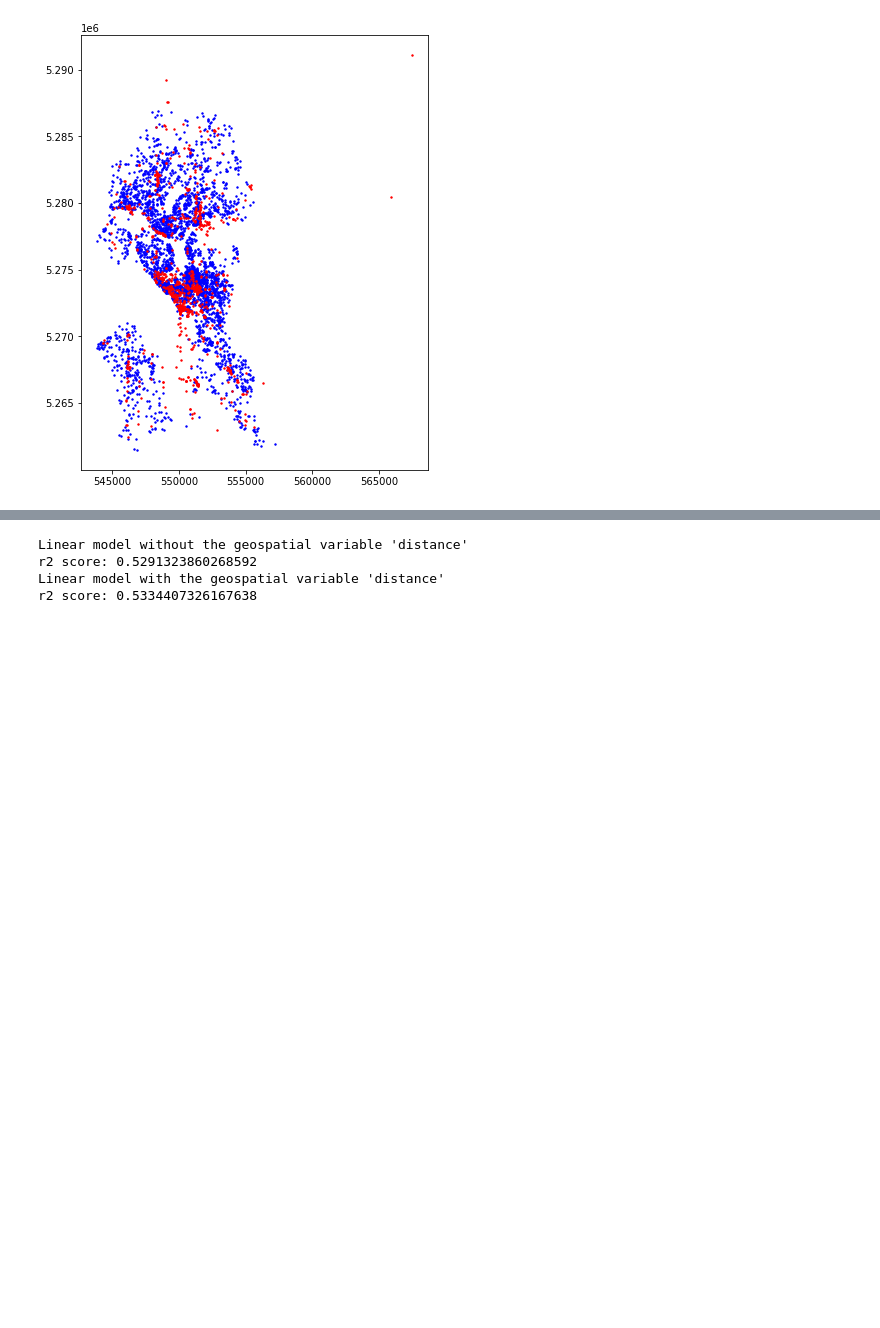
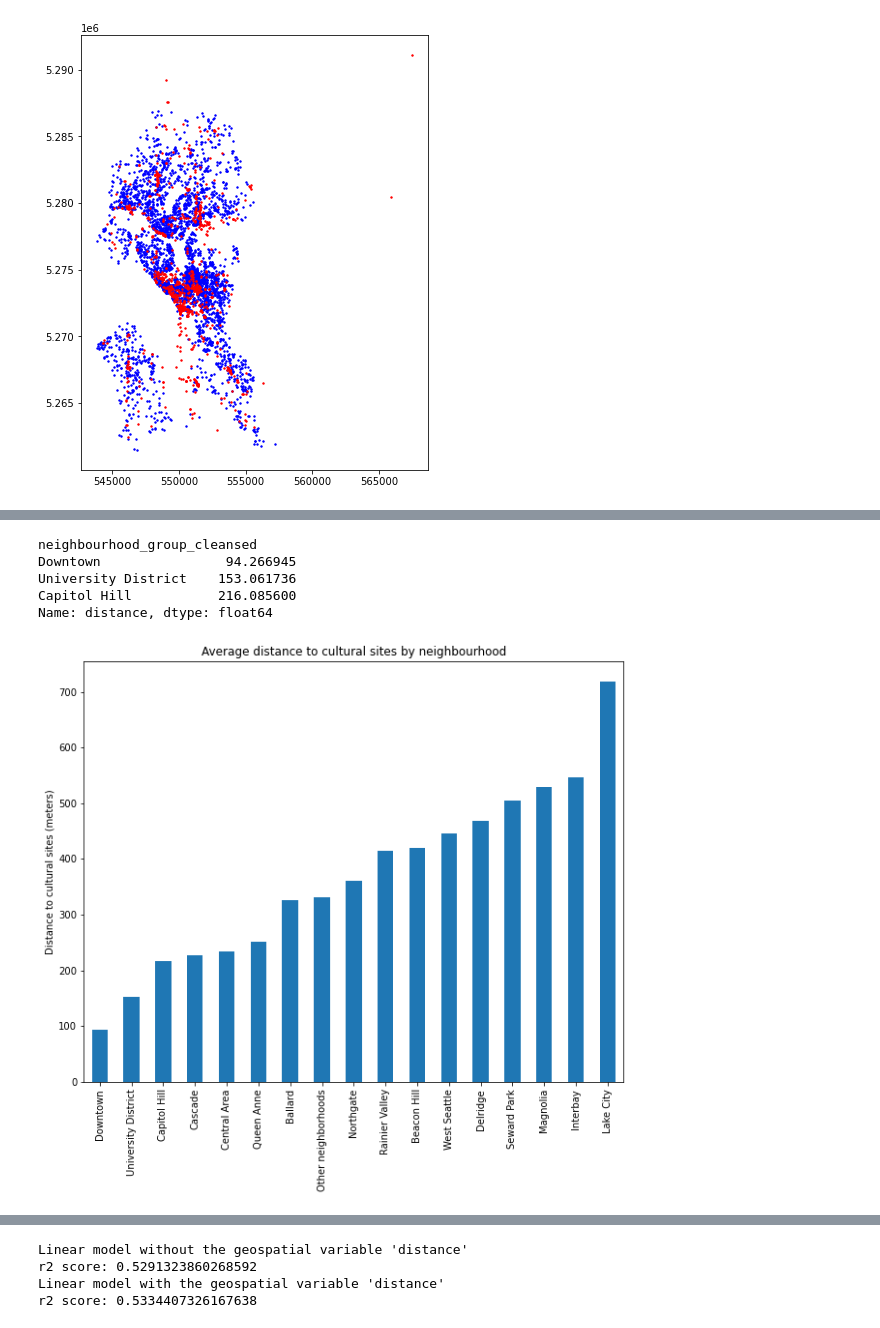
Before and after one commit to julionovoa/airbnb-seattle, a Jupyter notebook: airbnb-seattle.ipynb, the cells around one changed output, grey strips where cells are left out. Drawn from its saved outputs; the diff is of its cells as text; code cells hidden in the pictures; blank space fills up the shorter version.

```diff
--- a/airbnb-seattle.ipynb
+++ b/airbnb-seattle.ipynb
@@ -195,0 +230,11 @@ def seattle_model(df, y_column, include_distance=False, test_size=0.3, random_st
+# %%
+# Average distance to cultural sites by neighbourhood
+print(gpd_airbnb_cultural.groupby('neighbourhood_group_cleansed')['distance'].mean().sort_values()[:3])
+gpd_airbnb_cultural.groupby('neighbourhood_group_cleansed')['distance'].mean().sort_values().plot.bar(title='Average distance to cultural sites by neighbourhood', figsize=(10,8), xlabel='', ylabel='Distance to cultural sites (meters)');
+# %% [output]
+neighbourhood_group_cleansed
+Downtown                94.266945
+University District    153.061736
+Capitol Hill           216.085600
+Name: distance, dtype: float64
+[figure, added]
```
Also changed, not shown: parts of 31 cells of this notebook, 1 other file.
